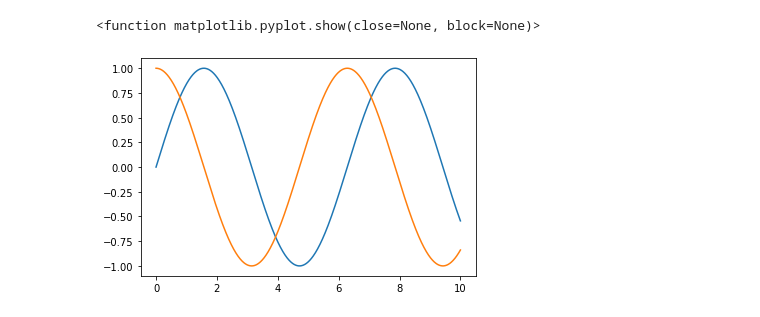
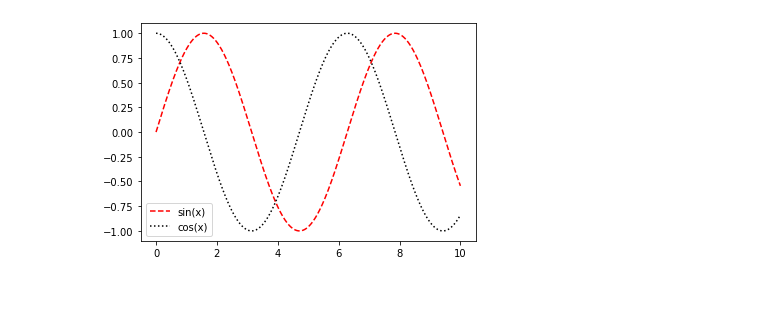
Before and after one commit to Coalemus/Python-Practice, a Jupyter notebook: .datascience/matplotlib/basicplots.ipynb, the cells around one changed output. Saved outputs shown, nothing was run; the diff lists cells and outputs as text; code cells hidden in the pictures.

```diff
--- a/.datascience/matplotlib/basicplots.ipynb
+++ b/.datascience/matplotlib/basicplots.ipynb
@@ -16,8 +33,11 @@ plt.show
 # %%
+import numpy as np
+import matplotlib.pyplot as plt
+
 x = np.linspace(0,10,1000)
-plt.plot(x, np.sin(x))
-plt.plot(x, np.cos(x))
-plt.show
+plt.plot(x, np.sin(x),'r--', label='sin(x)')
+plt.plot(x, np.cos(x),'k:', label='cos(x)')
+plt.legend()
+plt.show()
 # %% [output]
-<function matplotlib.pyplot.show(close=None, block=None)>
-[figure, old version]
+[figure, new version]
```
Also changed, not shown: parts of 3 cells of this notebook.
